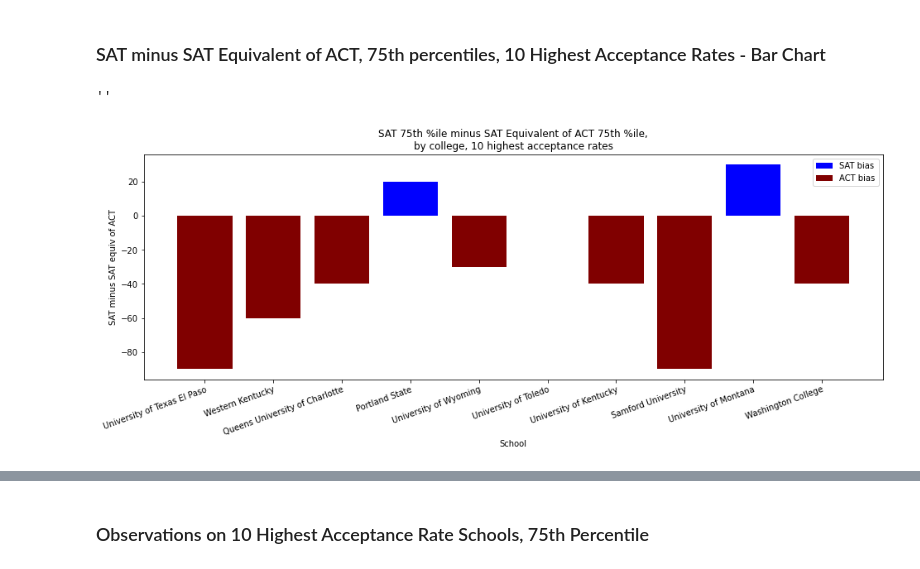
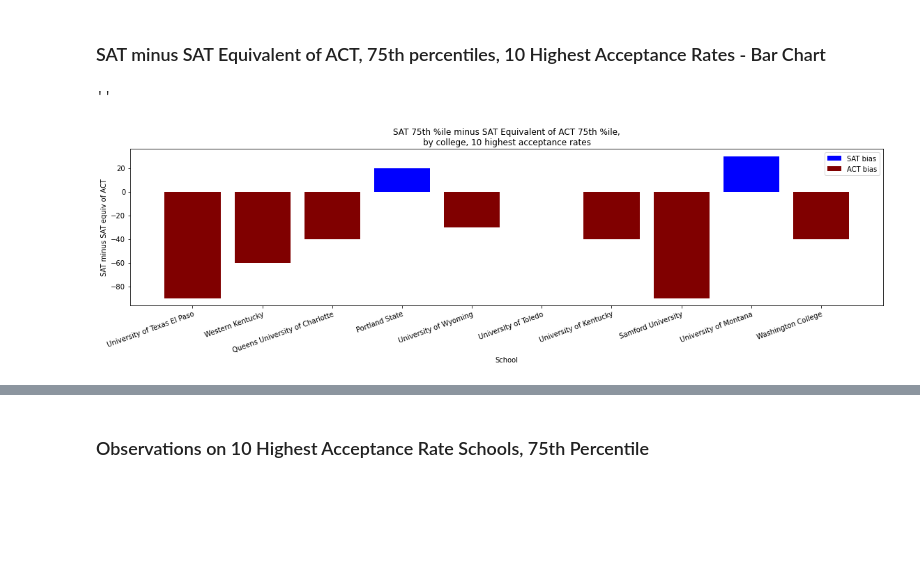
Before and after one commit to lmdunn/actsat, a Jupyter notebook: code/loren-starter-code.ipynb, the cells around one changed output, grey strips where cells are left out. Cells and saved outputs as stored; diff of their text form; code cells hidden in the pictures; blank space fills up the shorter version.

```diff
--- a/code/loren-starter-code.ipynb
+++ b/code/loren-starter-code.ipynb
@@ -2123,29 +2131,31 @@ Again, there's variation among these schools. 8 of 10 don't show a clear bias in
 # %%
 plt.figure(figsize = (16, 5))
 
 plt.title('SAT 75th %ile minus SAT Equivalent of ACT 75th %ile,\nby college, 10 highest acceptance rates')
 
 t1 = ten_high_accept_df[ten_high_accept_df['sat_minus_sat_equiv_75th_perc'] >= 0]
 t2 = ten_high_accept_df[ten_high_accept_df['sat_minus_sat_equiv_75th_perc'] < 0]
 
 plt.bar(t1.index.values,
        t1['sat_minus_sat_equiv_75th_perc'],
        color = 'blue',
        label = 'SAT bias')
 
 plt.bar(t2.index.values,
        t2['sat_minus_sat_equiv_75th_perc'],
        color = 'maroon',
        label = 'ACT bias')
 
 plt.xlabel('School')
 plt.ylabel('SAT minus SAT equiv of ACT')
 plt.legend()
 
 plt.xticks(range(10), [i for i in ten_high_accept_df['school']],
            rotation = 20, ha = 'right', rotation_mode = 'anchor')
+
+plt.tight_layout()
 plt.savefig('../figures/10highestaccept75th.png')
 ;
 # %% [output]
 ''
-[figure, old version]
+[figure, new version]
```
Also changed, not shown: parts of 15 cells of this notebook, 7 other files.
